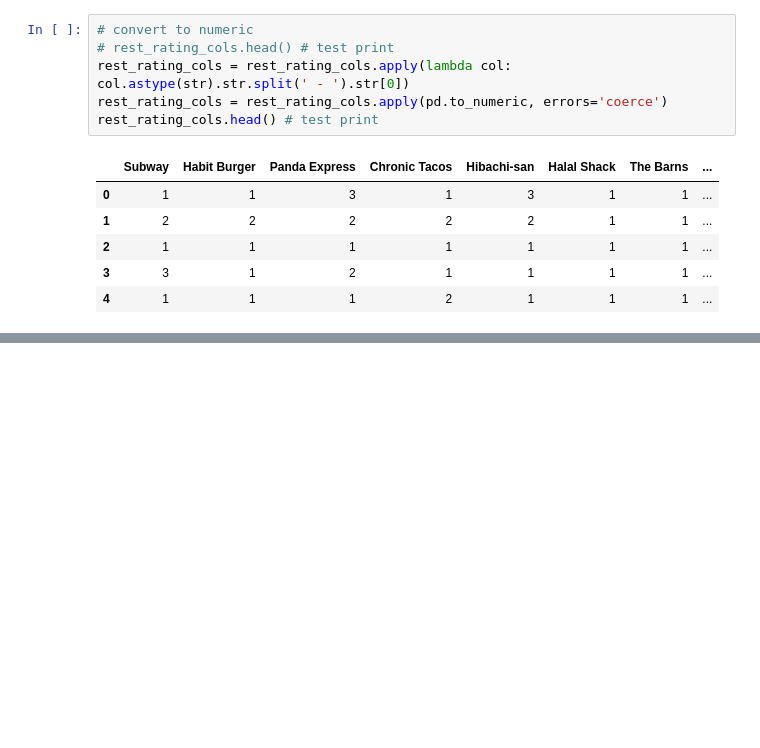
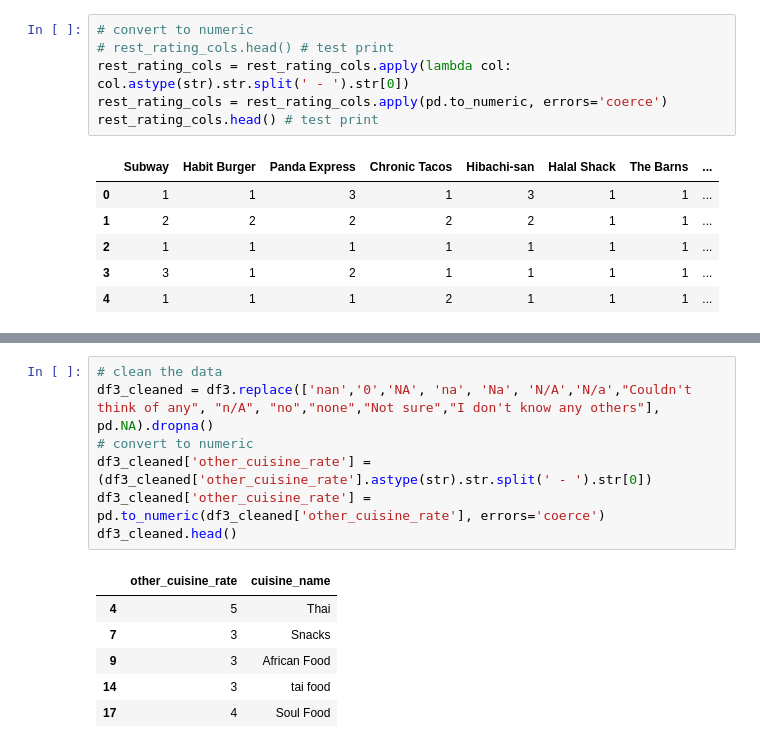
Before and after one commit to LydiaNiu/cs105_t7_miniproj, a Jupyter notebook: T7_mini_proj.ipynb, the cells around one changed output, grey strips where cells are left out. Cells and saved outputs as stored; diff of their text form; blank space fills up the shorter version.

```diff
--- a/T7_mini_proj.ipynb
+++ b/T7_mini_proj.ipynb
@@ -117,0 +142,14 @@ plt.show()
+# %%
+# clean the data
+df3_cleaned = df3.replace(['nan','0','NA', 'na', 'Na', 'N/A','N/a',"Couldn't think of any", "n/A", "no","none","Not sure","I don't know any others"], pd.NA).dropna()
+# convert to numeric
+df3_cleaned['other_cuisine_rate'] = (df3_cleaned['other_cuisine_rate'].astype(str).str.split(' - ').str[0])
+df3_cleaned['other_cuisine_rate'] = pd.to_numeric(df3_cleaned['other_cuisine_rate'], errors='coerce')
+df3_cleaned.head()
+# %% [output]
+|  | other_cuisine_rate | cuisine_name |
+| 4 | 5 | Thai |
+| 7 | 3 | Snacks |
+| 9 | 3 | African Food |
+| 14 | 3 | tai food |
+| 17 | 4 | Soul Food |
```
Also changed, not shown: parts of 11 cells of this notebook, 2 other files.
